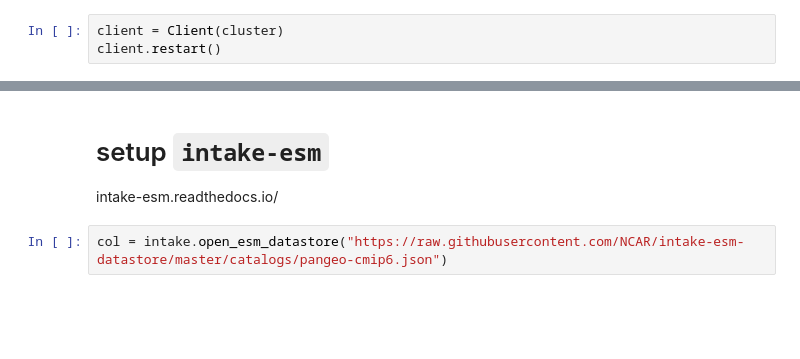
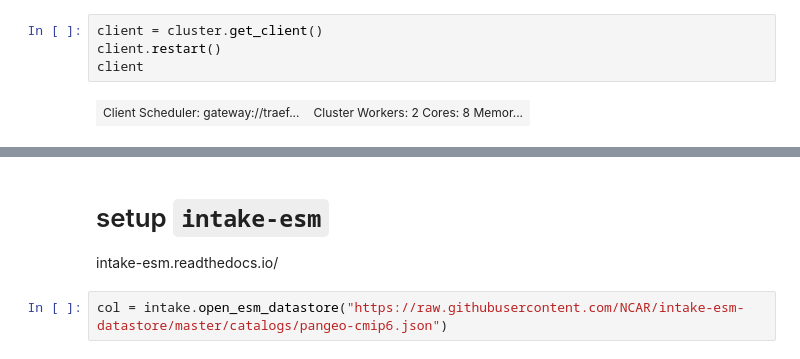
Before and after one commit to aaronspring/climpred-cloud-demo, a Jupyter notebook: climpred_DCPP_cloud.ipynb, the cells around one changed output, grey strips where cells are left out. Saved outputs shown, nothing was run; the diff lists cells and outputs as text; blank space fills up the shorter version.

```diff
--- a/climpred_DCPP_cloud.ipynb
+++ b/climpred_DCPP_cloud.ipynb
@@ -23,3 +34,6 @@ sleep(10)
 # %%
-client = Client(cluster)
+client = cluster.get_client()
 client.restart()
+client
+# %% [output]
+| Client Scheduler: gateway://traef... | Cluster Workers: 2 Cores: 8 Memor... |
```
Also changed, not shown: parts of 62 cells of this notebook, 2 other files.
